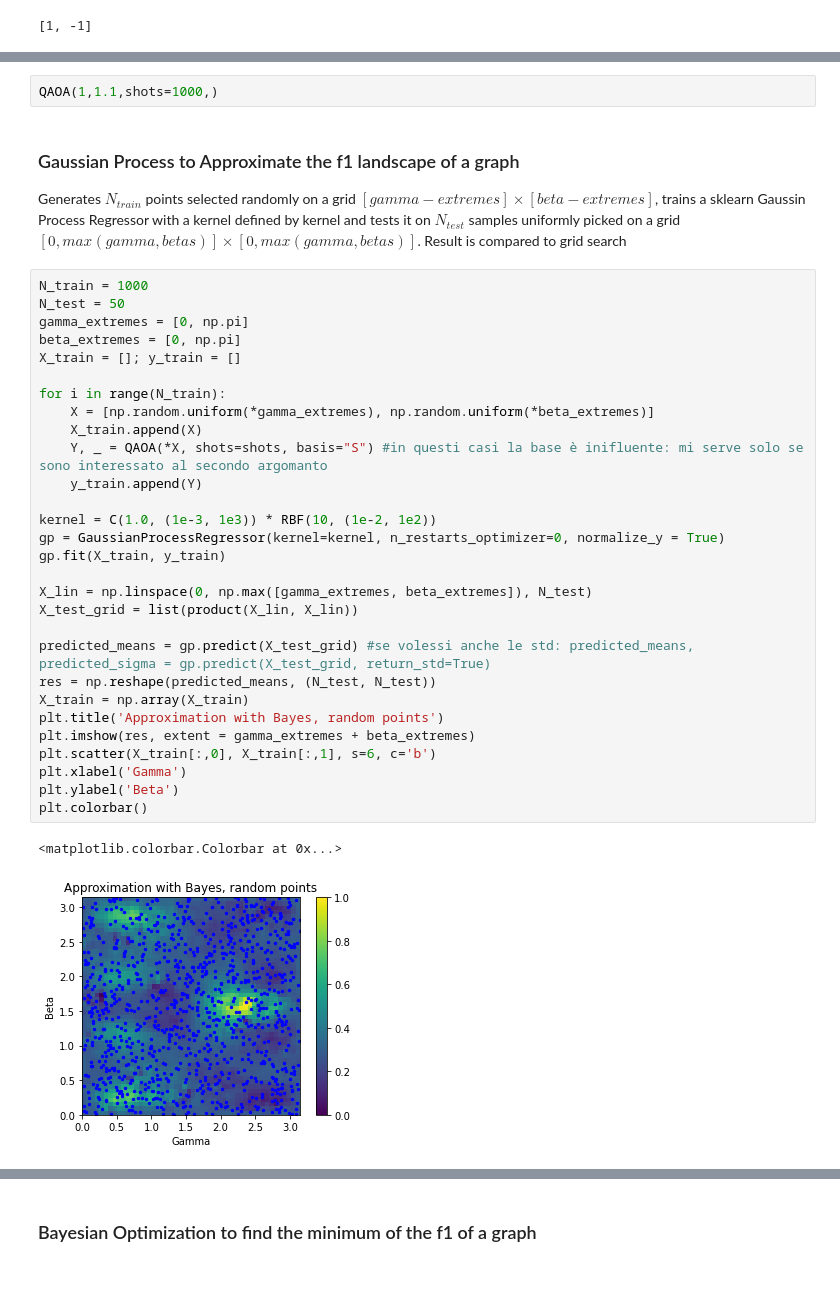
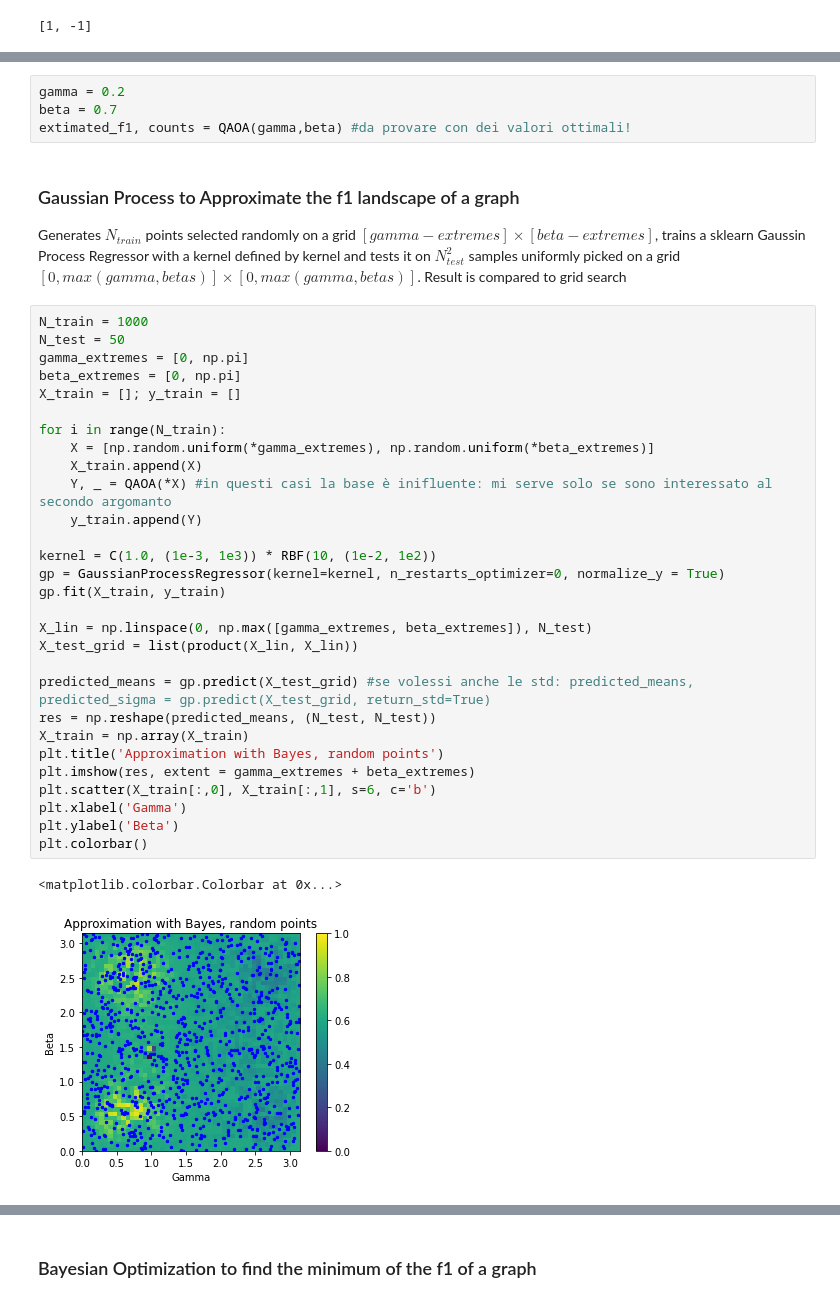
Before and after one commit to etignoneleitha/ifabquantum, a Jupyter notebook: notebooks/QAOA-ET-Bayes.ipynb, the cells around one changed output, grey strips where cells are left out. Saved outputs shown, nothing was run; the diff lists cells and outputs as text.

```diff
--- a/notebooks/QAOA-ET-Bayes.ipynb
+++ b/notebooks/QAOA-ET-Bayes.ipynb
@@ -513,40 +552,42 @@ There are 1 MAXCLIQUE(S):  {(1, 1, 1, 0, 0): -3}
-# %%
-QAOA(1,1.1,shots=1000,)
+# %%
+gamma = 0.2
+beta = 0.7
+extimated_f1, counts = QAOA(gamma,beta) #da provare con dei valori ottimali!
 # %% [markdown]
 ### Gaussian Process to Approximate the f1 landscape of a graph
 
-Generates $N_{train}$ points selected randomly on a grid $[gamma-extremes] \times [beta-extremes]$, trains a sklearn Gaussin Process Regressor with a kernel defined by kernel and tests it on $N_{test}$ samples uniformly picked on a grid $[0, max(gamma, betas)] \times [0, max(gamma, betas)] $. Result is compared to grid search
+Generates $N_{train}$ points selected randomly on a grid $[gamma-extremes] \times [beta-extremes]$, trains a sklearn Gaussin Process Regressor with a kernel defined by kernel and tests it on $N_{test}^2$ samples uniformly picked on a grid $[0, max(gamma, betas)] \times [0, max(gamma, betas)] $. Result is compared to grid search
 # %%
 N_train = 1000
 N_test = 50
 gamma_extremes = [0, np.pi]
 beta_extremes = [0, np.pi]
 X_train = []; y_train = []
 
 for i in range(N_train):
     X = [np.random.uniform(*gamma_extremes), np.random.uniform(*beta_extremes)]
     X_train.append(X)
-    Y, _ = QAOA(*X, shots=shots, basis="S") #in questi casi la base è inifluente: mi serve solo se sono interessato al secondo argomanto
+    Y, _ = QAOA(*X) #in questi casi la base è inifluente: mi serve solo se sono interessato al secondo argomanto
     y_train.append(Y)
 
 kernel = C(1.0, (1e-3, 1e3)) * RBF(10, (1e-2, 1e2))
 gp = GaussianProcessRegressor(kernel=kernel, n_restarts_optimizer=0, normalize_y = True)
 gp.fit(X_train, y_train)
 
 X_lin = np.linspace(0, np.max([gamma_extremes, beta_extremes]), N_test)
 X_test_grid = list(product(X_lin, X_lin))
 
 predicted_means = gp.predict(X_test_grid) #se volessi anche le std: predicted_means, predicted_sigma = gp.predict(X_test_grid, return_std=True)
 res = np.reshape(predicted_means, (N_test, N_test))
 X_train = np.array(X_train)
 plt.title('Approximation with Bayes, random points')
 plt.imshow(res, extent = gamma_extremes + beta_extremes)
 plt.scatter(X_train[:,0], X_train[:,1], s=6, c='b')
 plt.xlabel('Gamma')
 plt.ylabel('Beta')
 plt.colorbar()
 # %% [output]
 <matplotlib.colorbar.Colorbar at 0x...>
-[figure, old version]
+[figure, new version]
 # %%
 #To confront with
```
Also changed, not shown: parts of 10 cells of this notebook.
